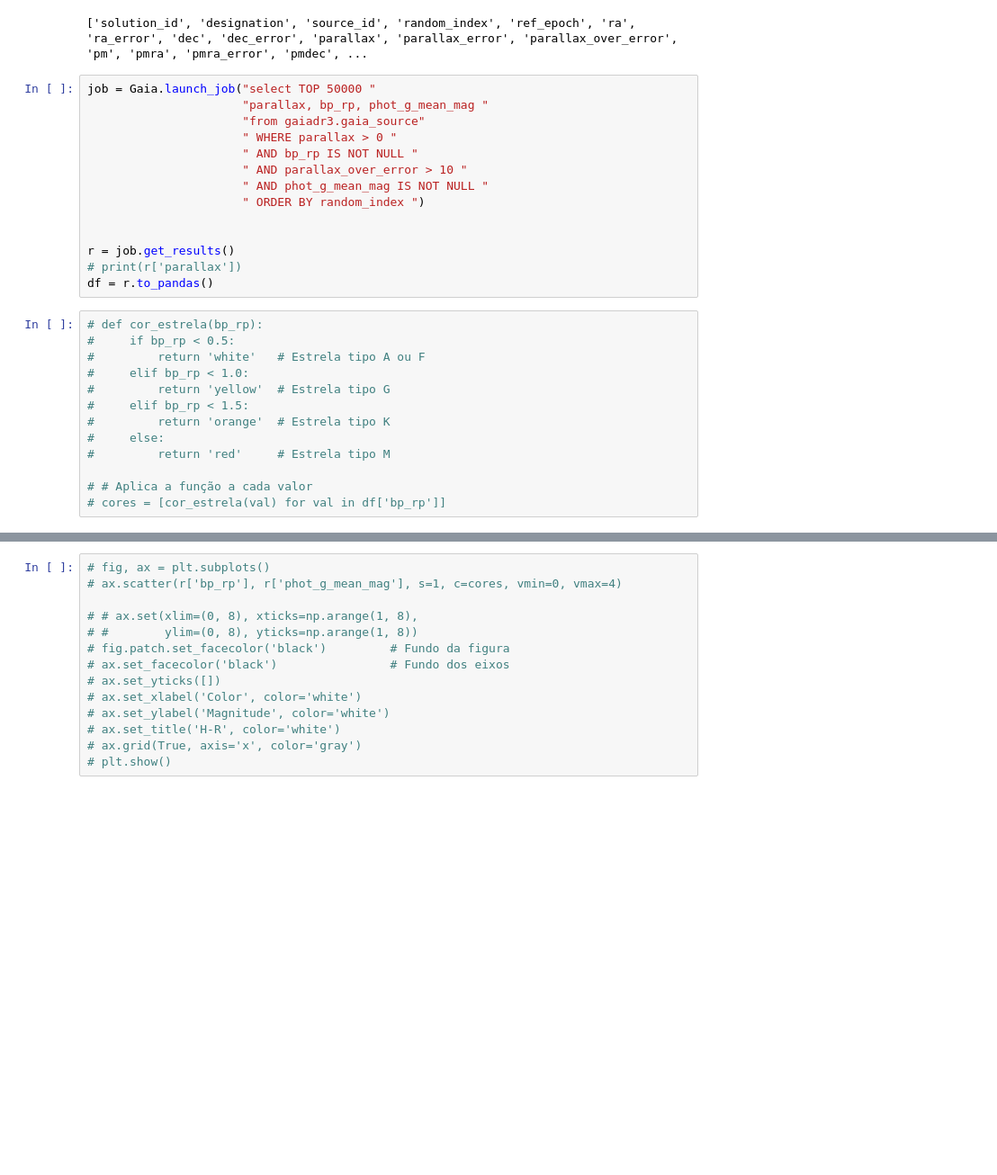
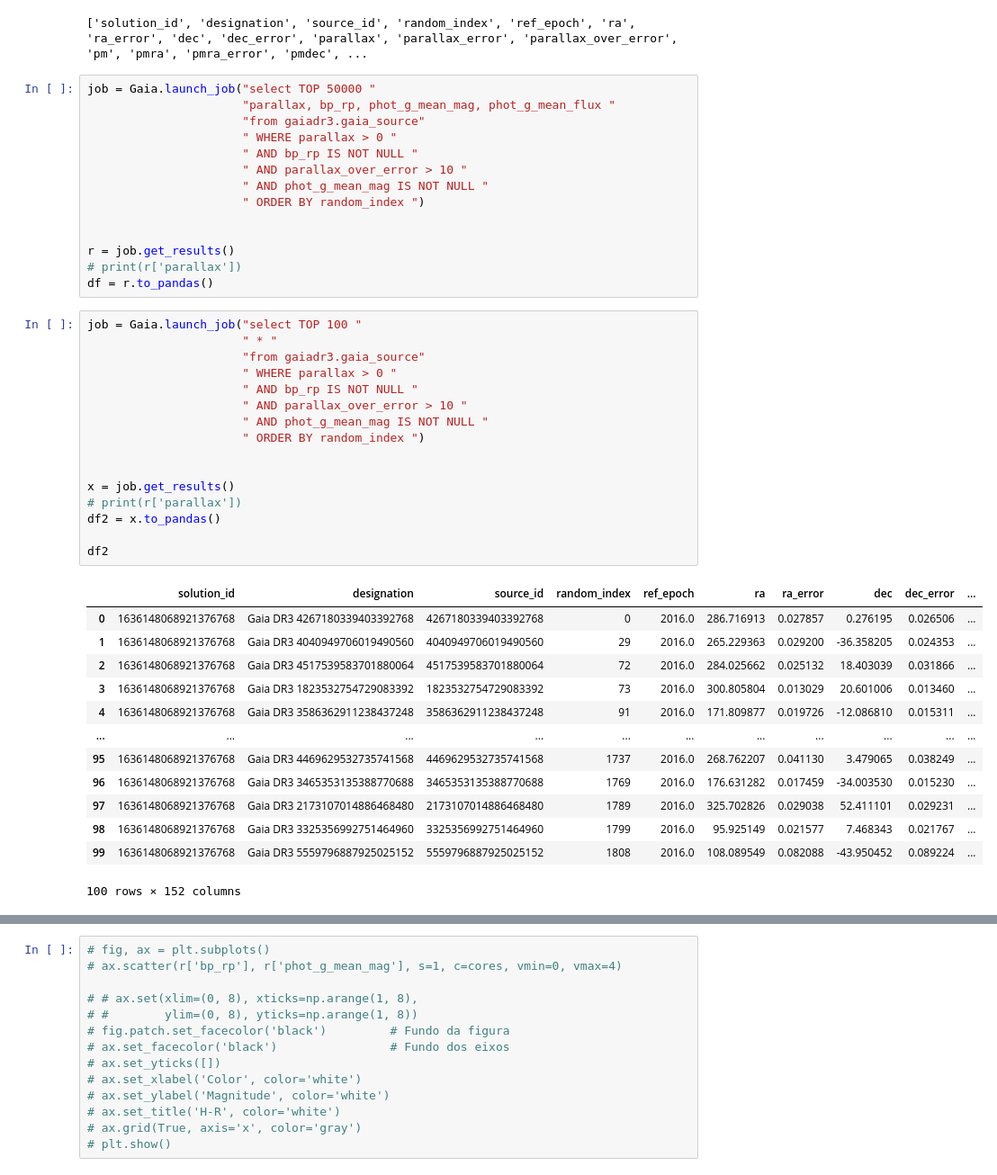
Before and after one commit to arturbernardo/data_stars, a Jupyter notebook: Gaia2Exploration.ipynb, the cells around one changed output, grey strips where cells are left out. Shown at 90% size. Drawn from its saved outputs; the diff is of its cells as text; blank space fills up the shorter version.

```diff
--- a/Gaia2Exploration.ipynb
+++ b/Gaia2Exploration.ipynb
@@ -79,7 +79,7 @@ Num. columns: 152
 ['solution_id', 'designation', 'source_id', 'random_index', 'ref_epoch', 'ra', 'ra_error', 'dec', 'dec_error', 'parallax', 'parallax_error', 'parallax_over_error', 'pm', 'pmra', 'pmra_error', 'pmdec', ...
 # %%
 job = Gaia.launch_job("select TOP 50000 "
-                      "parallax, bp_rp, phot_g_mean_mag "
+                      "parallax, bp_rp, phot_g_mean_mag, phot_g_mean_flux "
                       "from gaiadr3.gaia_source"
                       " WHERE parallax > 0 "
                       " AND bp_rp IS NOT NULL "
@@ -91,16 +91,33 @@ job = Gaia.launch_job("select TOP 50000 "
 r = job.get_results()
 # print(r['parallax'])
 df = r.to_pandas()
-# %%
-# def cor_estrela(bp_rp):
-#     if bp_rp < 0.5:
-#         return 'white'   # Estrela tipo A ou F
-#     elif bp_rp < 1.0:
-#         return 'yellow'  # Estrela tipo G
-#     elif bp_rp < 1.5:
-#         return 'orange'  # Estrela tipo K
-#     else:
-#         return 'red'     # Estrela tipo M
-
-# # Aplica a função a cada valor
-# cores = [cor_estrela(val) for val in df['bp_rp']]
+# %%
+job = Gaia.launch_job("select TOP 100 "
+                      " * "
+                      "from gaiadr3.gaia_source"
+                      " WHERE parallax > 0 "
+                      " AND bp_rp IS NOT NULL "
+                      " AND parallax_over_error > 10 "
+                      " AND phot_g_mean_mag IS NOT NULL "
+                      " ORDER BY random_index ")
+
+
+x = job.get_results()
+# print(r['parallax'])
+df2 = x.to_pandas()
+
+df2
+# %% [output]
+|  | solution_id | designation | source_id | random_index | ref_epoch | ra | ra_error | dec | dec_error | ... |
+| 0 | 1636148068921376768 | Gaia DR3 4267180339403392768 | 4267180339403392768 | 0 | 2016.0 | 286.716913 | 0.027857 | 0.276195 | 0.026506 | ... |
+| 1 | 1636148068921376768 | Gaia DR3 4040949706019490560 | 4040949706019490560 | 29 | 2016.0 | 265.229363 | 0.029200 | -36.358205 | 0.024353 | ... |
+| 2 | 1636148068921376768 | Gaia DR3 4517539583701880064 | 4517539583701880064 | 72 | 2016.0 | 284.025662 | 0.025132 | 18.403039 | 0.031866 | ... |
+| 3 | 1636148068921376768 | Gaia DR3 1823532754729083392 | 1823532754729083392 | 73 | 2016.0 | 300.805804 | 0.013029 | 20.601006 | 0.013460 | ... |
+| 4 | 1636148068921376768 | Gaia DR3 3586362911238437248 | 3586362911238437248 | 91 | 2016.0 | 171.809877 | 0.019726 | -12.086810 | 0.015311 | ... |
+| ... | ... | ... | ... | ... | ... | ... | ... | ... | ... | ... |
+| 95 | 1636148068921376768 | Gaia DR3 4469629532735741568 | 4469629532735741568 | 1737 | 2016.0 | 268.762207 | 0.041130 | 3.479065 | 0.038249 | ... |
+| 96 | 1636148068921376768 | Gaia DR3 3465353135388770688 | 3465353135388770688 | 1769 | 2016.0 | 176.631282 | 0.017459 | -34.003530 | 0.015230 | ... |
+| 97 | 1636148068921376768 | Gaia DR3 2173107014886468480 | 2173107014886468480 | 1789 | 2016.0 | 325.702826 | 0.029038 | 52.411101 | 0.029231 | ... |
+| 98 | 1636148068921376768 | Gaia DR3 3325356992751464960 | 3325356992751464960 | 1799 | 2016.0 | 95.925149 | 0.021577 | 7.468343 | 0.021767 | ... |
+| 99 | 1636148068921376768 | Gaia DR3 5559796887925025152 | 5559796887925025152 | 1808 | 2016.0 | 108.089549 | 0.082088 | -43.950452 | 0.089224 | ... |
+100 rows × 152 columns
```
Also changed, not shown: parts of 3 cells of this notebook.
